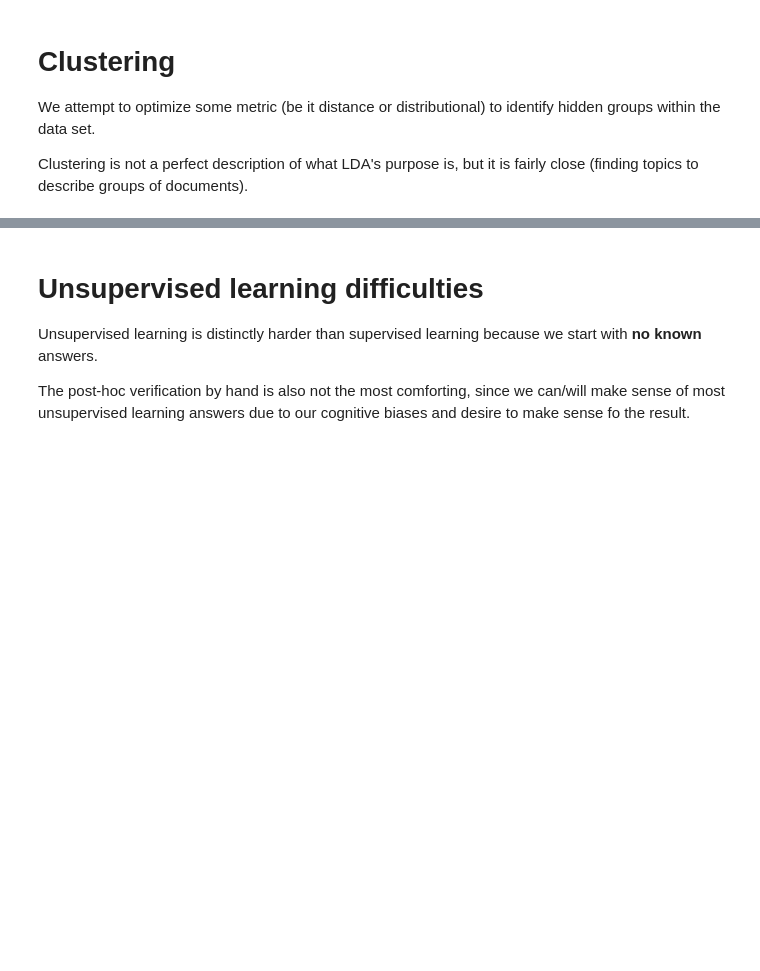
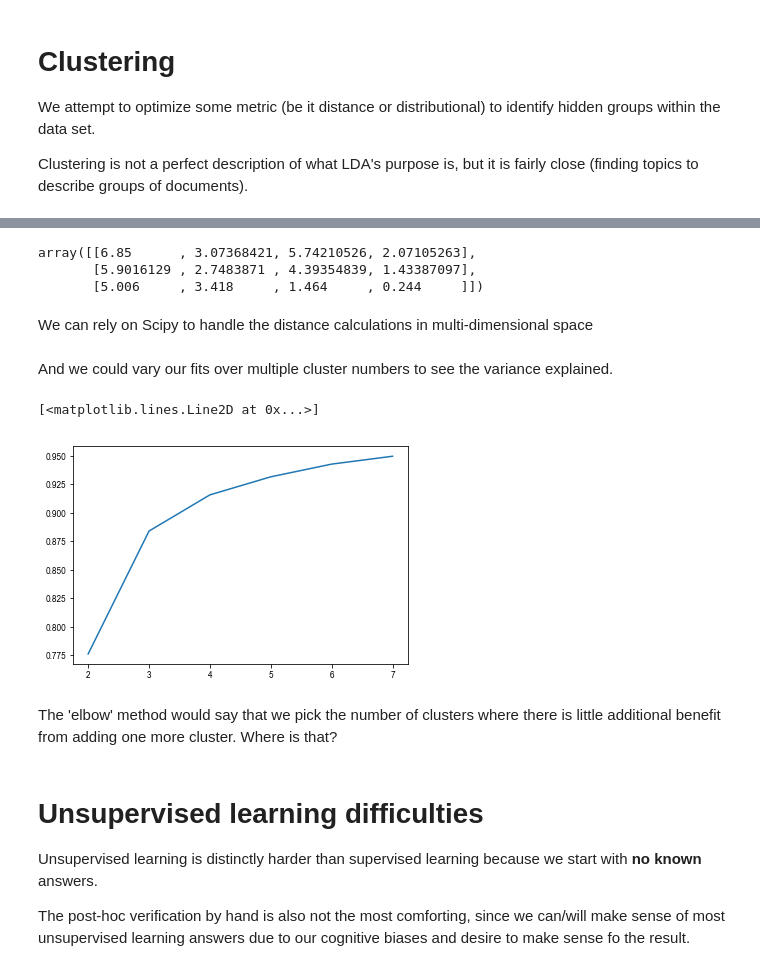
Before and after one commit to adamrpah/CSSMA, a Jupyter notebook: lessons/topic-maps.ipynb, the cells around one changed output, grey strips where cells are left out. Cells and saved outputs as stored; diff of their text form; code cells hidden in the pictures; blank space fills up the shorter version.

```diff
--- a/lessons/topic-maps.ipynb
+++ b/lessons/topic-maps.ipynb
@@ -743 +936,44 @@ Clustering is not a perfect description of what LDA's purpose is, but it is fair
+# %%
+kme = KMeans(n_clusters=3)
+kme.fit(iris.data)
+kme.cluster_centers_
+# %% [output]
+array([[6.85      , 3.07368421, 5.74210526, 2.07105263],
+       [5.9016129 , 2.7483871 , 4.39354839, 1.43387097],
+       [5.006     , 3.418     , 1.464     , 0.244     ]])
+# %% [markdown]
+We can rely on Scipy to handle the distance calculations in multi-dimensional space
+# %%
+#pdist is pairwise distance between points, cdist is for two sets of data
+from scipy.spatial.distance import cdist, pdist
+import numpy as np
+#First we calculate the distance from each point to the closest cluster center
+clustdist = np.amin(cdist(iris.data, kme.cluster_centers_), axis=1)
+#the the within cluster sum of squares
+wcss = sum(clustdist**2)
+
+#Total sum of squares variance is the square of all pairwise distances divided by n
+tss = sum(pdist(iris.data)**2)/iris.data.shape[0]
+
+#the we can get teh between cluster variance
+bss = tss - wcss
+# %% [markdown]
+And we could vary our fits over multiple cluster numbers to see the variance explained.
+# %%
+kmevar = []
+for n in range(2, 8):
+    kme = KMeans(n_clusters = n)
+    kme.fit(iris.data)
+    clustdist = np.amin(cdist(iris.data, kme.cluster_centers_), axis=1)
+    wcss = sum(clustdist**2)
+    tss = sum(pdist(iris.data)**2)/iris.data.shape[0]
+    bss = tss - wcss
+    kmevar.append(bss/tss)
+# %%
+plt.plot(range(2,8), kmevar)
+# %% [output]
+[<matplotlib.lines.Line2D at 0x...>]
+[figure, added]
+# %% [markdown]
+The 'elbow' method would say that we pick the number of clusters where there is little additional benefit from adding one more cluster. Where is that?
 # %% [markdown]
```
Also changed, not shown: parts of 37 cells of this notebook.
